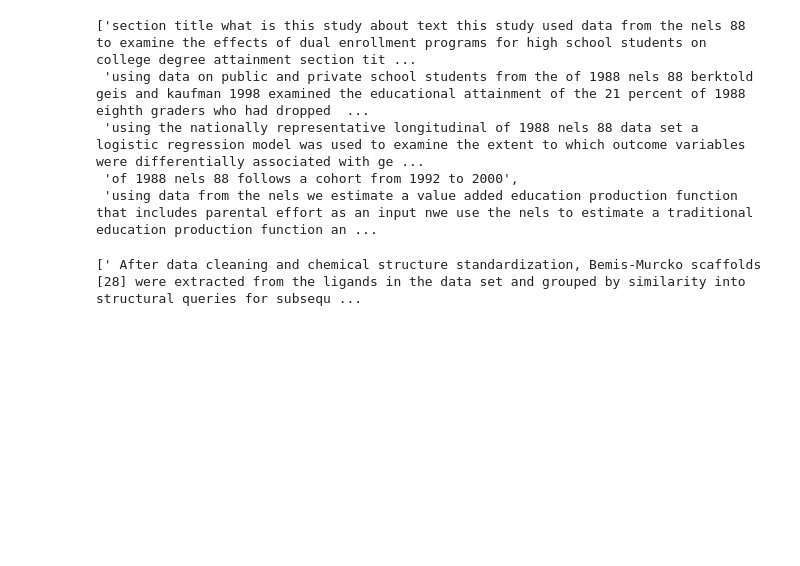
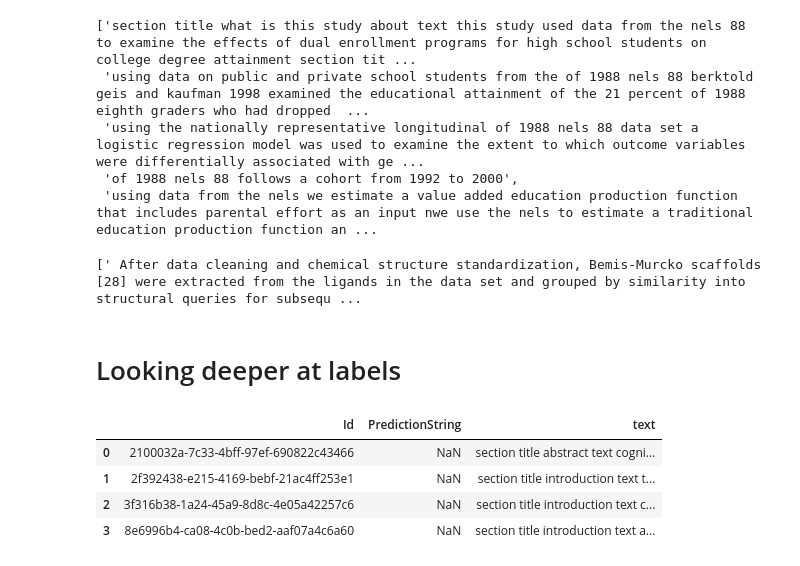
Before and after one commit to travis-tyler/dataset_identification, a Jupyter notebook: code/ETL2.ipynb, the cells around one changed output. Cells and saved outputs as stored; diff of their text form; code cells hidden in the pictures; blank space fills up the shorter version.

```diff
--- a/code/ETL2.ipynb
+++ b/code/ETL2.ipynb
@@ -134,3 +134,17 @@ plt.figure(figsize=(15,10))
 plt.imshow(wordcloud)
 plt.axis("off")
 plt.show()
+# %% [markdown]
+# Looking deeper at labels
+# %%
+import pandas as pd
+train_df = pd.DataFrame(pd.read_csv('../resources/combined_data/train_with_text_labels.csv'))
+test_df = pd.DataFrame(pd.read_csv('../resources/combined_data/test_with_text.csv'))
+# %%
+test_df
+# %% [output]
+|  | Id | PredictionString | text |
+| 0 | 2100032a-7c33-4bff-97ef-690822c43466 | NaN | section title abstract text cogni... |
+| 1 | 2f392438-e215-4169-bebf-21ac4ff253e1 | NaN | section title introduction text t... |
+| 2 | 3f316b38-1a24-45a9-8d8c-4e05a42257c6 | NaN | section title introduction text c... |
+| 3 | 8e6996b4-ca08-4c0b-bed2-aaf07a4c6a60 | NaN | section title introduction text a... |
```
Also changed, not shown: parts of 9 cells of this notebook, 3 other files.
